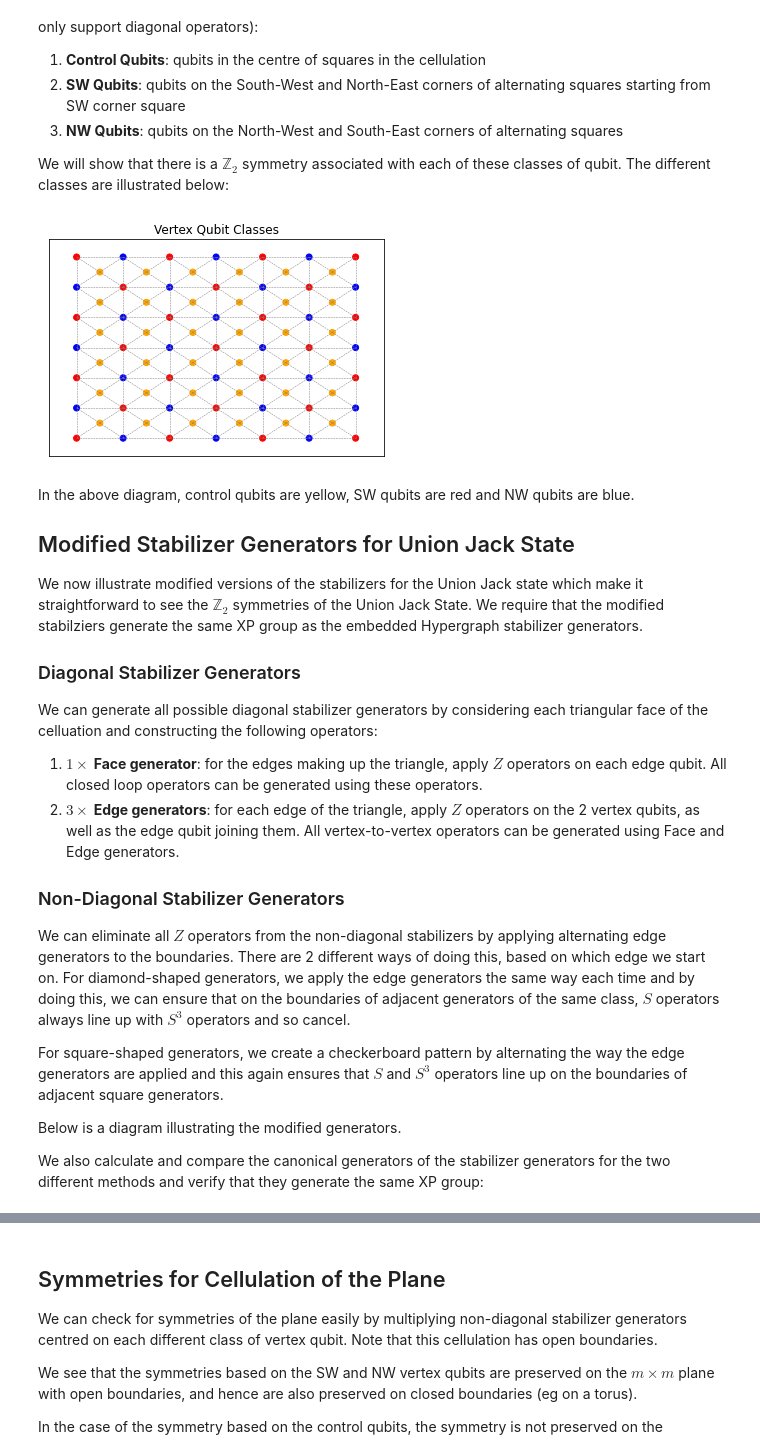
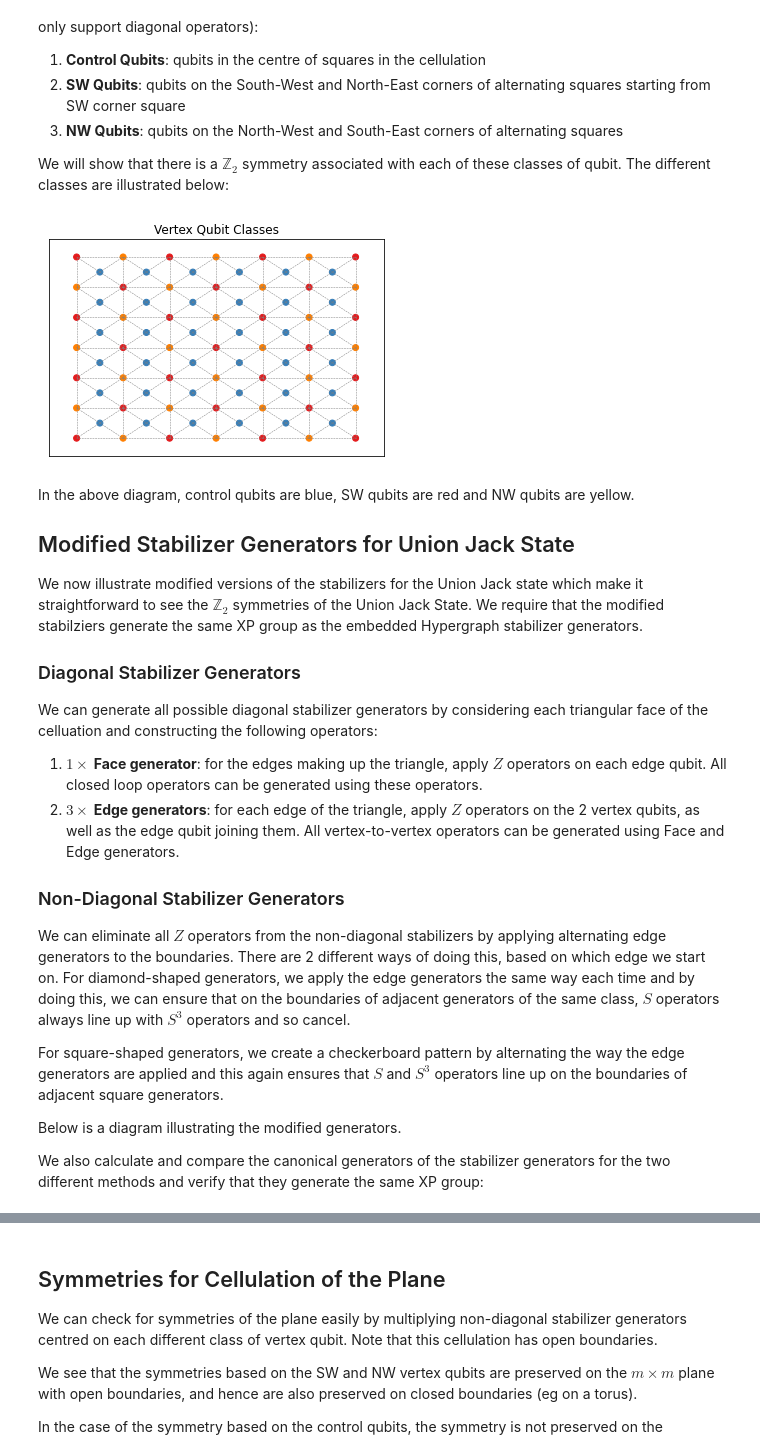
Before and after one commit to m-webster/XPFpackage, a Jupyter notebook: Examples/8.1_union_jack_symmetries.ipynb, the cells around one changed output, grey strips where cells are left out. Saved outputs shown, nothing was run; the diff lists cells and outputs as text; code cells hidden in the pictures.

```diff
--- a/Examples/8.1_union_jack_symmetries.ipynb
+++ b/Examples/8.1_union_jack_symmetries.ipynb
@@ -26,16 +28,24 @@ from common import *
 from NSpace import *
 from XPAlgebra import *
 from XPCodes import *
-from unionjack import *
+from cellulation import *
 
 ## to save the plots to file, set save=True
 save = False
+## If saving, dpi specifies the resolution of the image
+dpi = 120
 ## m is the number of unit cells on each edge
 m = 6
+## if torus = True, embed onto a torus
+torus = False
+
+#### UNION JACK STATE USING HYPERGRAPH ALGORITHM ####
 ## first make a celluation of the m x m square plane
 o,r,c = (1,1),m,m
 faces = tri_square_plane(o,r,c)
 g = Cellulation(faces)
+if torus:
+    g = Torus(g)
 
 ## Union Jack State is defined on each 2D face of the cellulation
 ## The first approach is to define a hypergraph state which has a CCZ on vertices 0,1,2 of each face
@@ -50,5 +60,8 @@ GState = graphState(E,W)
 G,N,n = GState.XPCode(),GState.N,GState.n
 g.SX2cell(GState.SXx)
 ## We now display a sample of some of the stabilizer generators
-g.display(save=save,show_qubits=False,show_operator=[G[0],G[28],G[52],G[11],G[38],G[270],G[148]],title='Embedded Hypergraph State - Sample Generators')
+g.display(save=save,dpi=dpi,show_qubits=False,show_operator=[G[0],G[28],G[52],G[11],G[38],G[270],G[148]],title='Embedded Hypergraph State - Sample Generators')
+
+## canonical generators
+S1 = CanonicalGenerators(G,N)
 # %% [output]
@@ -77,23 +90,28 @@ We can tile the plane 3 different ways using non-diagonal stabilizer generator c
 
 We will show that there is a $\mathbb{Z}_2$ symmetry associated with each of these classes of qubit. The different classes are illustrated below:
 # %%
+# ## Here we display the Z_2 symmetries of the Union Jack State
+# ## There are 3 classes of qubits - SW, NW and Control
+qClasses = ['SW','NW','Control']
+vClass = UJVertexClasses(g)
+QList = [vClass[0],vClass[2],vClass[1] + vClass[3]]
+for i in range(3):
+    QList[i] = [g.cell2index[v] for v in QList[i]]
+
 ## z is initially all zero
 z = ZMatZeros(n)
 ## label for each class of vertex qubit
-QLabels = ['SW','Control','NW']
 for i in range(3):
-    ## ix is the index of qubits with the required class
-    ix = UJQubitClass(g,qtype=QLabels[i])
     ## update z
-    z += (i+1) * set2Bin(n,ix)
+    z += (i+1) * set2Bin(n,QList[i])
 ## make an XP operator A with Z component z, and p, x components zero
 A = makeXP(0,0,z)
 ## plot the XP operator A
-g.display(save=save,show_qubits=False,show_operator=[A],title='Vertex Qubit Classes')
+g.display(save=save,dpi=dpi,show_qubits=False,show_operator=[A],title='Vertex Qubit Classes')
 # %% [output]
-[figure, old version]
+[figure, new version]
 # %% [markdown]
-In the above diagram, control qubits are yellow, SW qubits are red and NW qubits are blue.
+In the above diagram, control qubits are blue, SW qubits are red and NW qubits are yellow.
 
 ## Modified Stabilizer Generators for Union Jack State
 We now illustrate modified versions of the stabilizers for the Union Jack state which make it straightforward to see the $\mathbb{Z}_2$ symmetries of the Union Jack State. We require that the modified stabilziers generate the same XP group as the embedded Hypergraph stabilizer generators.
```
Also changed, not shown: parts of 5 cells of this notebook, 16 other files.
